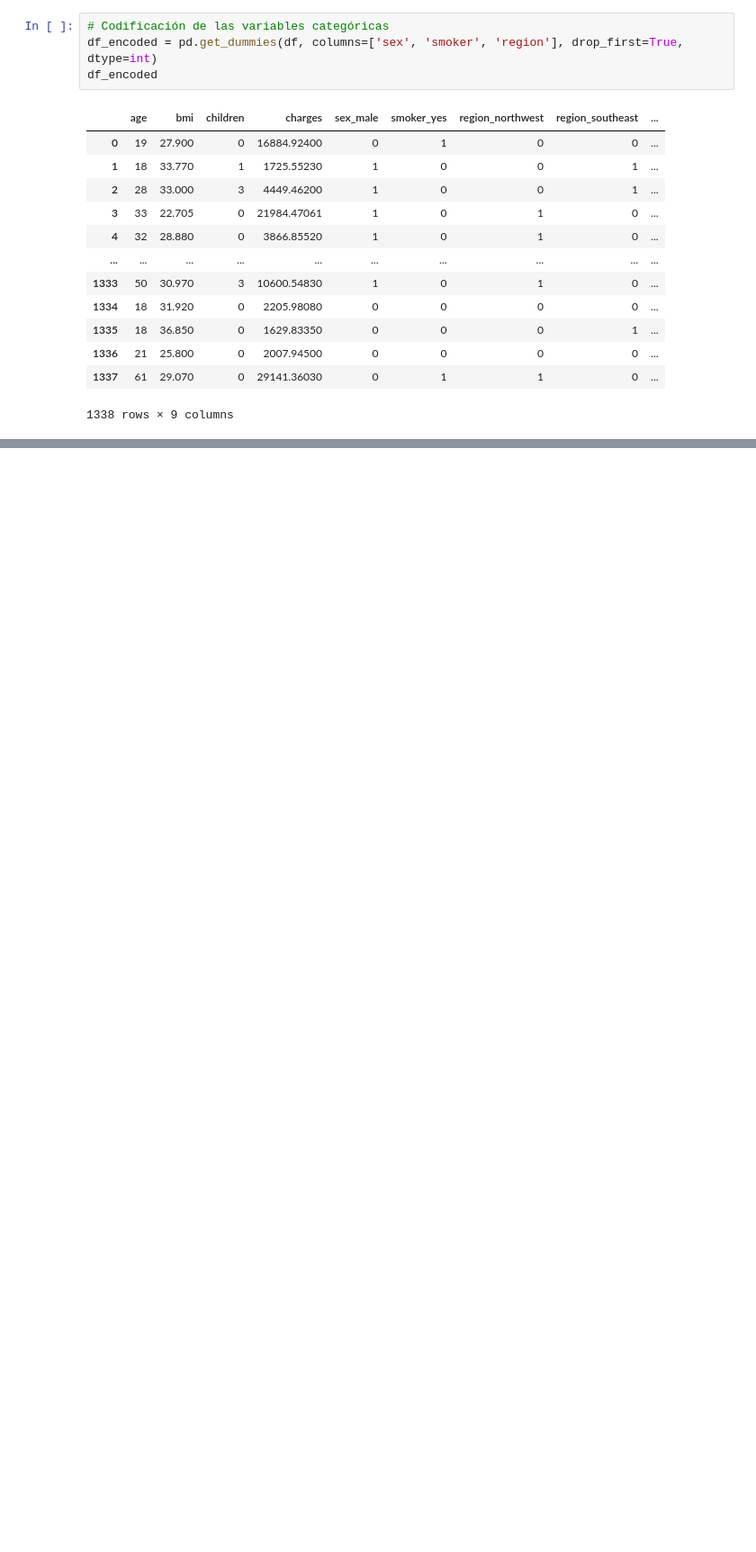
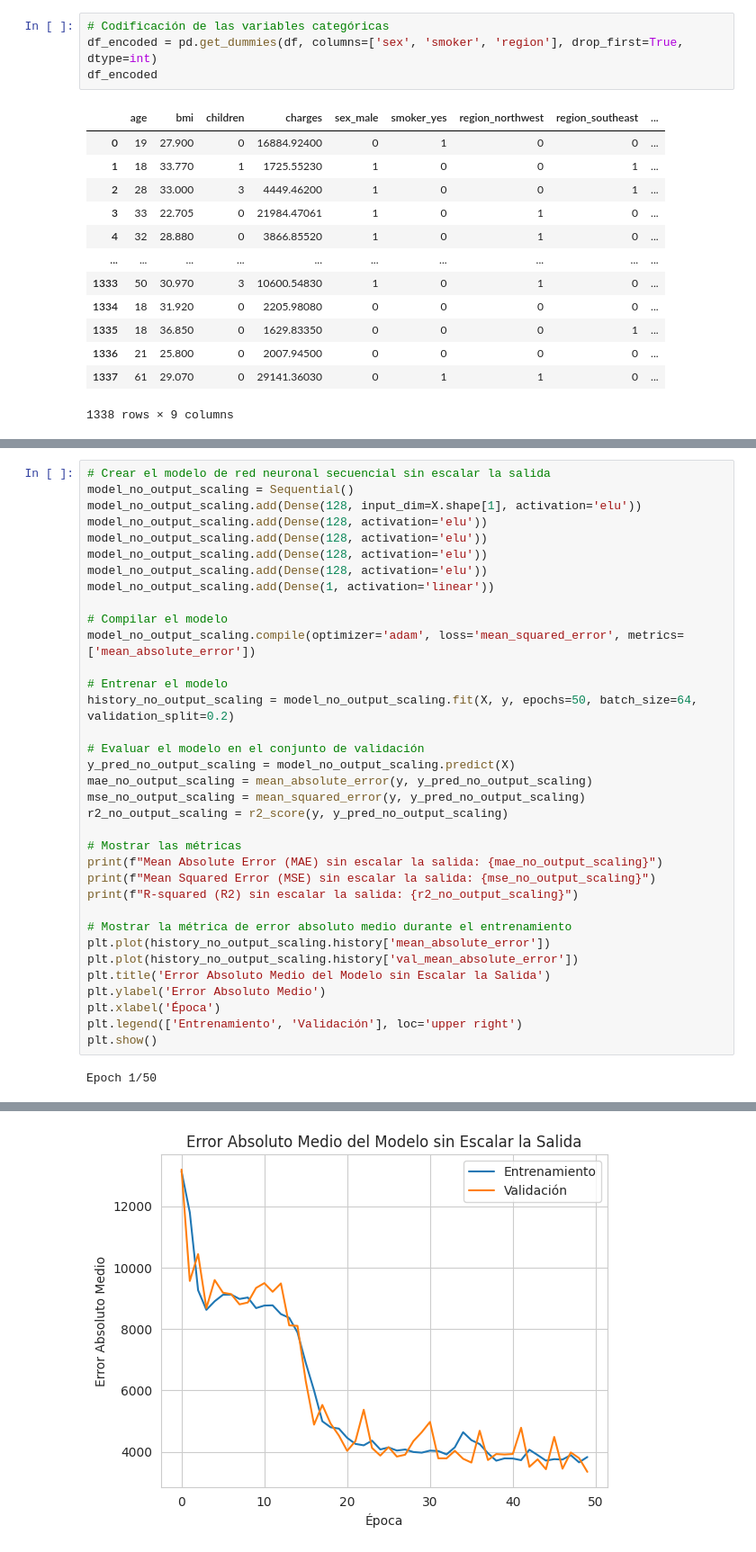
Before and after one commit to FelicianoRN01/PIA, a Jupyter notebook: Proyecto comparación de resultados/Proyecto comparación de resultados.ipynb, the cells around one changed output, grey strips where cells are left out. Shown at 90% size. Saved outputs shown, nothing was run; the diff lists cells and outputs as text; blank space fills up the shorter version.

```diff
--- a/Proyecto comparación de resultados/Proyecto comparación de resultados.ipynb
+++ b/Proyecto comparación de resultados/Proyecto comparación de resultados.ipynb
@@ -103,0 +322,37 @@ df_encoded
+# %%
+# Crear el modelo de red neuronal secuencial sin escalar la salida
+model_no_output_scaling = Sequential()
+model_no_output_scaling.add(Dense(128, input_dim=X.shape[1], activation='elu'))
+model_no_output_scaling.add(Dense(128, activation='elu'))
+model_no_output_scaling.add(Dense(128, activation='elu'))
+model_no_output_scaling.add(Dense(128, activation='elu'))
+model_no_output_scaling.add(Dense(128, activation='elu'))
+model_no_output_scaling.add(Dense(1, activation='linear'))
+
+# Compilar el modelo
+model_no_output_scaling.compile(optimizer='adam', loss='mean_squared_error', metrics=['mean_absolute_error'])
+
+# Entrenar el modelo
+history_no_output_scaling = model_no_output_scaling.fit(X, y, epochs=50, batch_size=64, validation_split=0.2)
+
+# Evaluar el modelo en el conjunto de validación
+y_pred_no_output_scaling = model_no_output_scaling.predict(X)
+mae_no_output_scaling = mean_absolute_error(y, y_pred_no_output_scaling)
+mse_no_output_scaling = mean_squared_error(y, y_pred_no_output_scaling)
+r2_no_output_scaling = r2_score(y, y_pred_no_output_scaling)
+
+# Mostrar las métricas
+print(f"Mean Absolute Error (MAE) sin escalar la salida: {mae_no_output_scaling}")
+print(f"Mean Squared Error (MSE) sin escalar la salida: {mse_no_output_scaling}")
+print(f"R-squared (R2) sin escalar la salida: {r2_no_output_scaling}")
+
+# Mostrar la métrica de error absoluto medio durante el entrenamiento
+plt.plot(history_no_output_scaling.history['mean_absolute_error'])
+plt.plot(history_no_output_scaling.history['val_mean_absolute_error'])
+plt.title('Error Absoluto Medio del Modelo sin Escalar la Salida')
+plt.ylabel('Error Absoluto Medio')
+plt.xlabel('Época')
+plt.legend(['Entrenamiento', 'Validación'], loc='upper right')
+plt.show()
+# %% [output]
+Epoch 1/50
@@ -103,0 +376 @@ df_encoded
+[figure, added]
```
Also changed, not shown: parts of 18 cells of this notebook, 1 other file.
